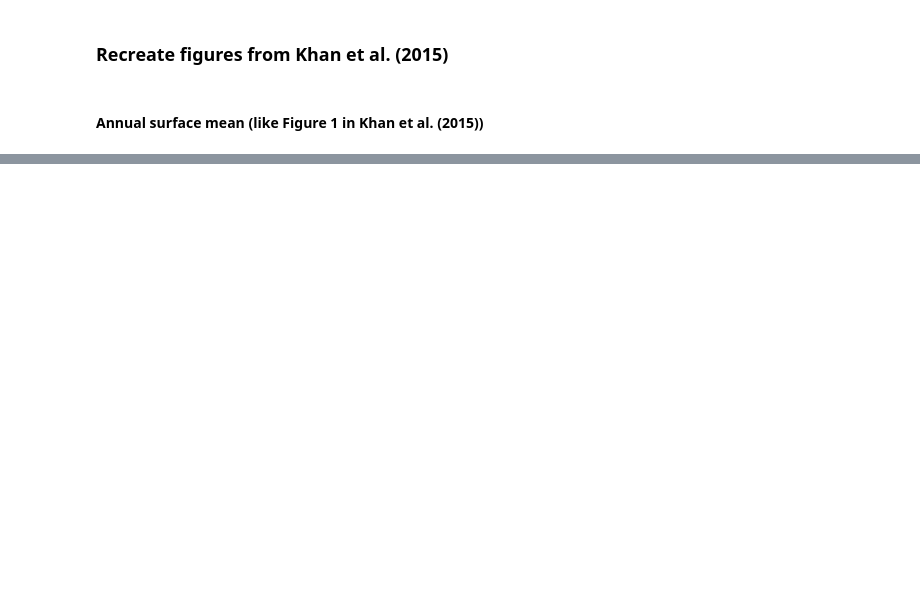
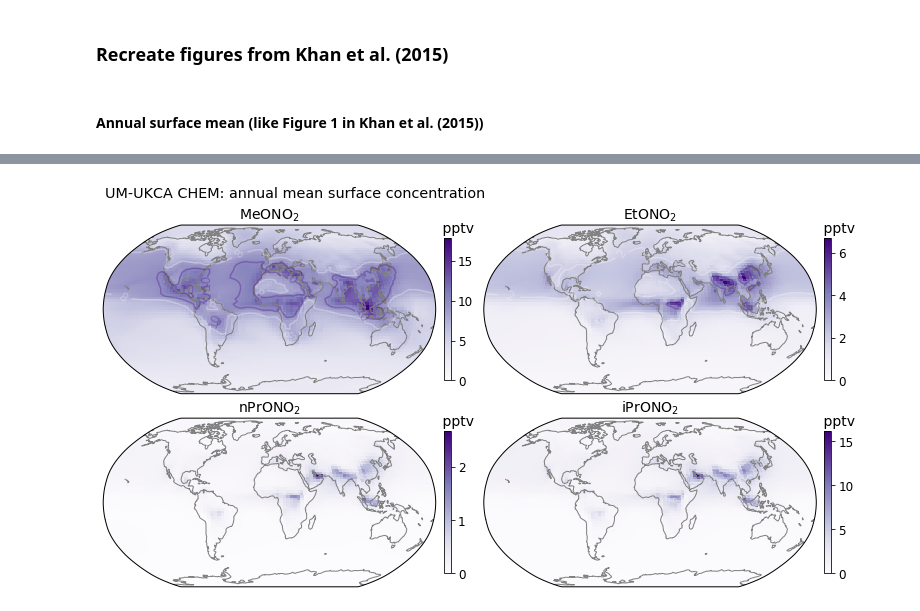
Before and after one commit to mzamyatina/phd_ukca, a Jupyter notebook: plt_xojn_ssn_Khan2015-like.ipynb, the cells around one changed output, grey strips where cells are left out. Saved outputs shown, nothing was run; the diff lists cells and outputs as text; code cells hidden in the pictures; blank space fills up the shorter version.

```diff
--- a/plt_xojn_ssn_Khan2015-like.ipynb
+++ b/plt_xojn_ssn_Khan2015-like.ipynb
@@ -176,3 +176,45 @@ if savefig: fig.savefig(path_to_figs / f'Khan2015-like_{exp.lower()}_srf_ann.png
+# %%
+plt.rcParams['axes.titlesize'] = 14
+plt.rcParams['xtick.labelsize'] = 12
+plt.rcParams['ytick.labelsize'] = 12
+plt.rcParams['font.size'] = 12
+cf_kwargs = dict(transform=ccrs.PlateCarree(), vmin=0, cmap='Purples')
+cr_kwargs = dict(transform=ccrs.PlateCarree(), cmap='Purples', alpha=0.3)
+# Plot annual surface mean
+fig, ax = plt.subplots(nrows=2, ncols=2, figsize=(14,14), facecolor='w',
+                       subplot_kw=dict(projection=ccrs.Robinson(central_longitude=0)), gridspec_kw=dict(hspace=-0.66, wspace=-0.05))
+
+cf00 = ax[0,0].pcolormesh(c_lons, lats, c_r_meono2_srf_ann.data, **cf_kwargs)
+cf01 = ax[0,1].pcolormesh(c_lons, lats, c_r_etono2_srf_ann.data, **cf_kwargs)
+cf10 = ax[1,0].pcolormesh(c_lons, lats, c_r_nprono2_srf_ann.data, **cf_kwargs)
+cf11 = ax[1,1].pcolormesh(c_lons, lats, c_r_iprono2_srf_ann.data, **cf_kwargs)
+cr00 = ax[0,0].contour(c_lons, lats, c_r_meono2_srf_ann.data, levels=[8,10], **cr_kwargs)
+cr01 = ax[0,1].contour(c_lons, lats, c_r_etono2_srf_ann.data, levels=[2,4], **cr_kwargs)
+# cr10 = ax[1,0].contour(c_lons, lats, c_r_nprono2_srf_ann.data, levels=[1,2], **cr_kwargs)
+cr11 = ax[1,1].contour(c_lons, lats, c_r_iprono2_srf_ann.data, levels=[5], **cr_kwargs)
+
+cb00 = fig.colorbar(cf00, ax=ax[0,0], orientation='vertical', shrink=0.25, pad=0.02)
+cb01 = fig.colorbar(cf01, ax=ax[0,1], orientation='vertical', shrink=0.25, pad=0.02)
+cb10 = fig.colorbar(cf10, ax=ax[1,0], orientation='vertical', shrink=0.25, pad=0.02)
+cb11 = fig.colorbar(cf11, ax=ax[1,1], orientation='vertical', shrink=0.25, pad=0.02)
+cb00.ax.set_title(label='     pptv')
+cb01.ax.set_title(label='     pptv')
+cb10.ax.set_title(label='     pptv')
+cb11.ax.set_title(label='     pptv')
+ax[0,0].clabel(cr00, fmt='%2i')
+ax[0,1].clabel(cr01, fmt='%2i')
+ax[1,0].clabel(cr10, fmt='%2i')
+ax[1,1].clabel(cr11, fmt='%2i')
+
+fig.suptitle(f'UM-UKCA {exp}: annual mean surface concentration', x=0.315, y=0.72) # x=0.26
+ax[0,0].set_title(VARIABLES['latex']['meono2'], loc='center')
+ax[0,1].set_title(VARIABLES['latex']['etono2'], loc='center')
+ax[1,0].set_title(VARIABLES['latex']['nprono2'], loc='center')
+ax[1,1].set_title(VARIABLES['latex']['iprono2'], loc='center')
+for iax in ax.flatten(): iax.coastlines(color='grey')
+if savefig: fig.savefig(path_to_figs / f'../rono2_{exp.lower()}_srf_ann.png', bbox_inches='tight', dpi=200)
+# %% [output]
+[figure, added]
 # %%
 # Reference code
 # gl = ax[0,0].gridlines(crs=ccrs.PlateCarree(), draw_labels=True)
```
Also changed, not shown: parts of 1 cell of this notebook.
